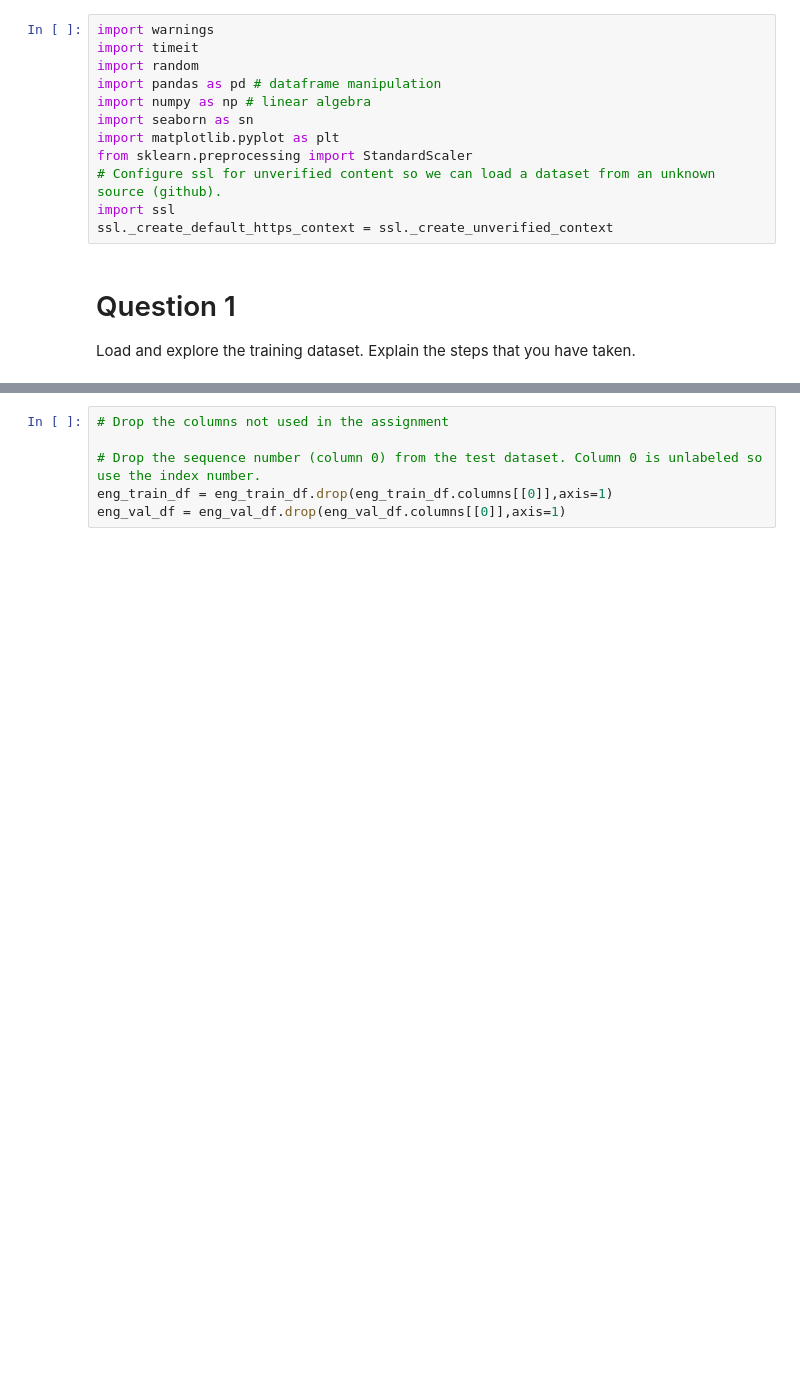
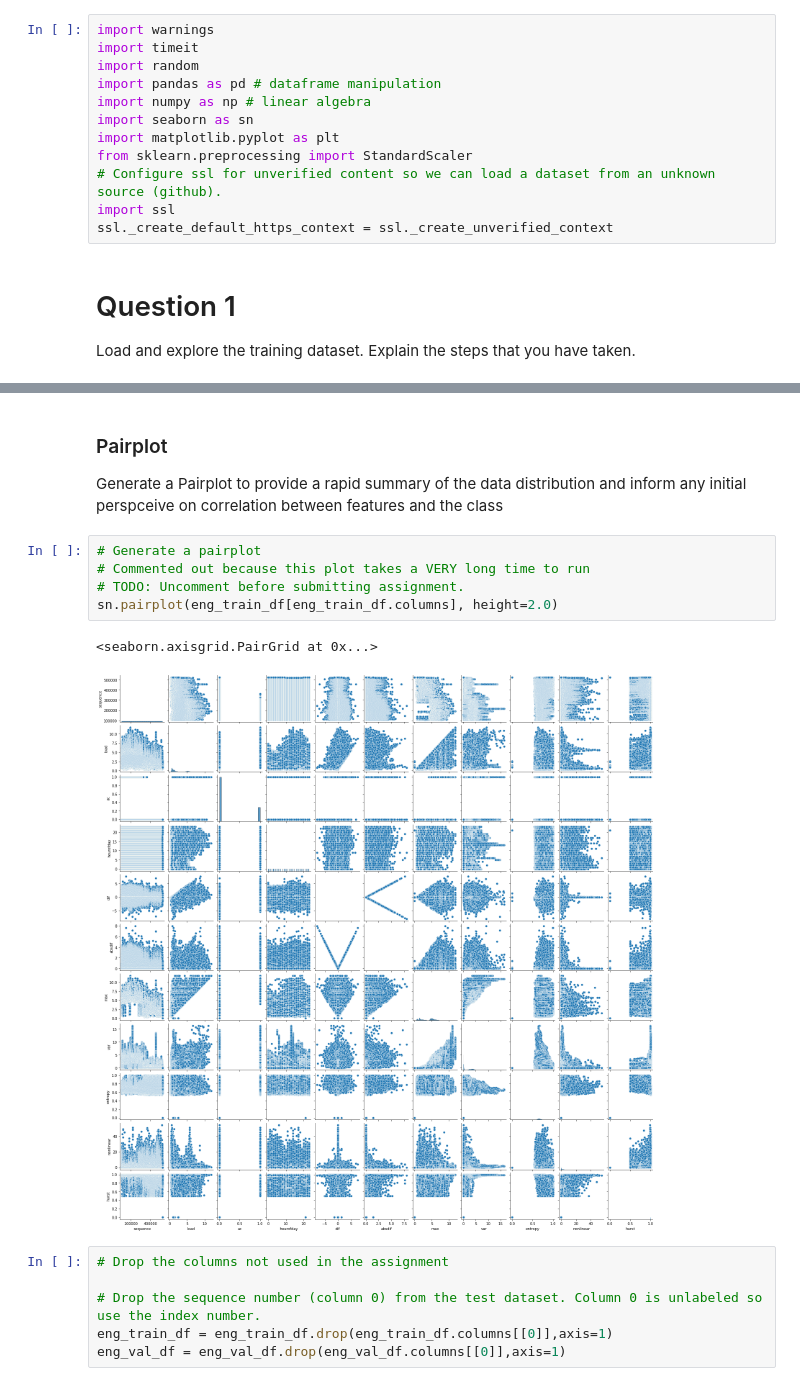
Before and after one commit to bryonbaker/SIT720, a Jupyter notebook: Ass3/SIT720_A3_85031775.ipynb, the cells around one changed output, grey strips where cells are left out. Cells and saved outputs as stored; diff of their text form; blank space fills up the shorter version.

Commit message:
Added the pairplot

```diff
--- a/Ass3/SIT720_A3_85031775.ipynb
+++ b/Ass3/SIT720_A3_85031775.ipynb
@@ -84,3 +84,14 @@ Test data is local: /home/bryon/datasets/SIT720/Ass3/ac_test_data.csv
+# %% [markdown]
+### Pairplot
+Generate a Pairplot to provide a rapid summary of the data distribution and inform any initial perspceive on correlation between features and the class
+# %%
+# Generate a pairplot
+# Commented out because this plot takes a VERY long time to run
+# TODO: Uncomment before submitting assignment.
+sn.pairplot(eng_train_df[eng_train_df.columns], height=2.0)
+# %% [output]
+<seaborn.axisgrid.PairGrid at 0x...>
+[figure, added]
 # %%
 # Drop the columns not used in the assignment
 
```
Also changed, not shown: parts of 3 cells of this notebook.
